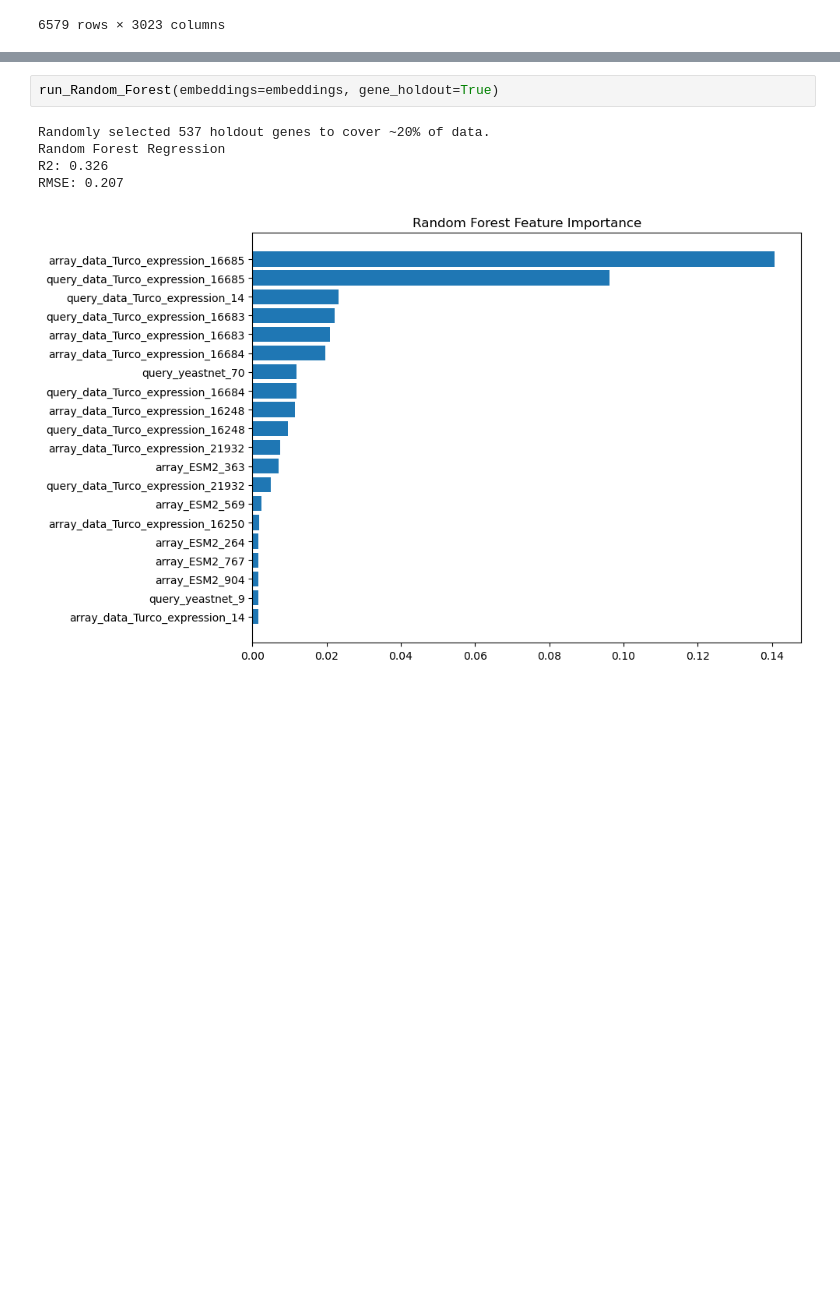
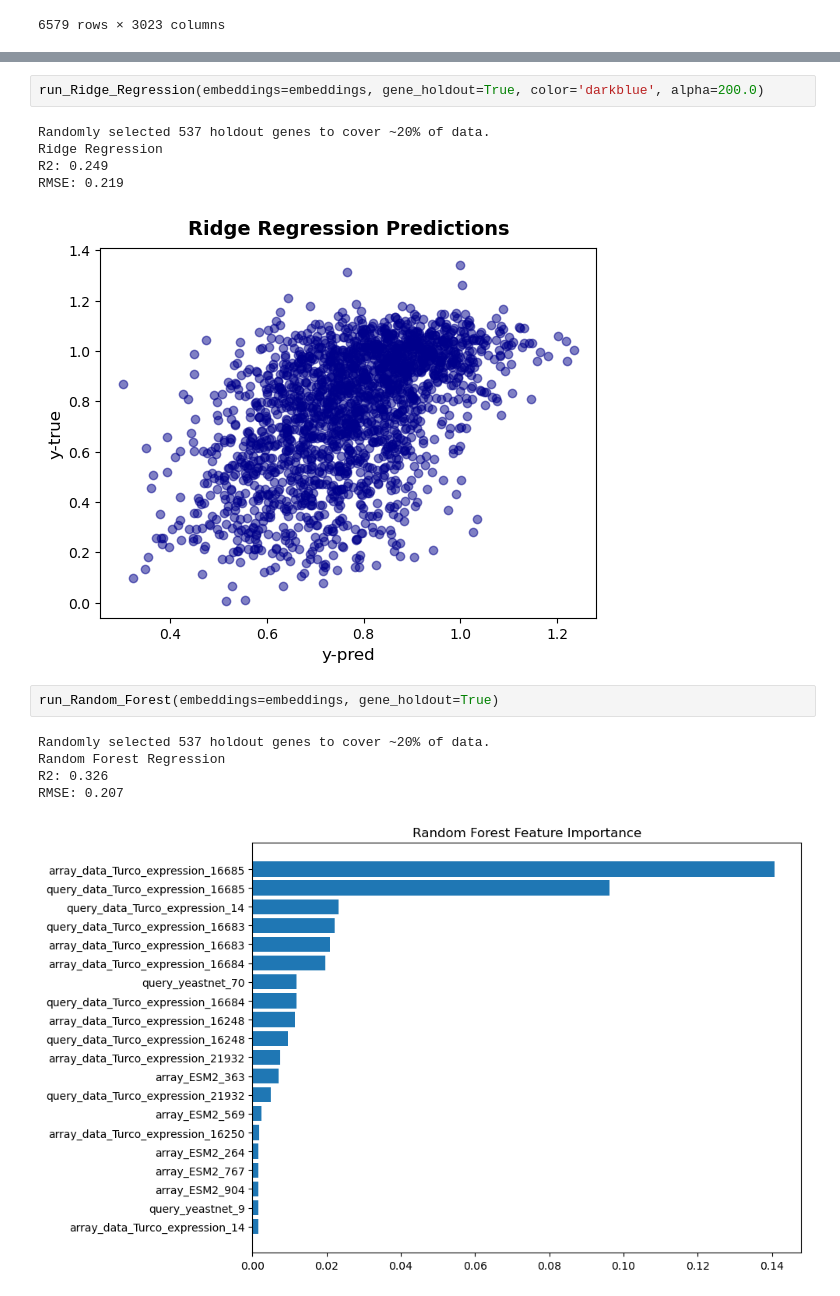
Before and after one commit to egekurt123/yeast_gene_interactions, a Jupyter notebook: Table Predictions/from_embeddings/DMF_Score_Holdout.ipynb, the cells around one changed output, grey strips where cells are left out. Cells and saved outputs as stored; diff of their text form; blank space fills up the shorter version.

Commit message:
add Ridge Regression

```diff
--- a/Table Predictions/from_embeddings/DMF_Score_Holdout.ipynb
+++ b/Table Predictions/from_embeddings/DMF_Score_Holdout.ipynb
@@ -30,3 +30,11 @@ RMSE: 0.272
+# %%
+run_Ridge_Regression(embeddings=embeddings, gene_holdout=True, color='darkblue', alpha=200.0)
+# %% [output]
+Randomly selected 537 holdout genes to cover ~20% of data.
+Ridge Regression
+R2: 0.249
+RMSE: 0.219
+[figure, added]
 # %%
 run_Random_Forest(embeddings=embeddings, gene_holdout=True)
 # %% [output]
```
Also changed, not shown: parts of 1 cell of this notebook, 4 other files.
